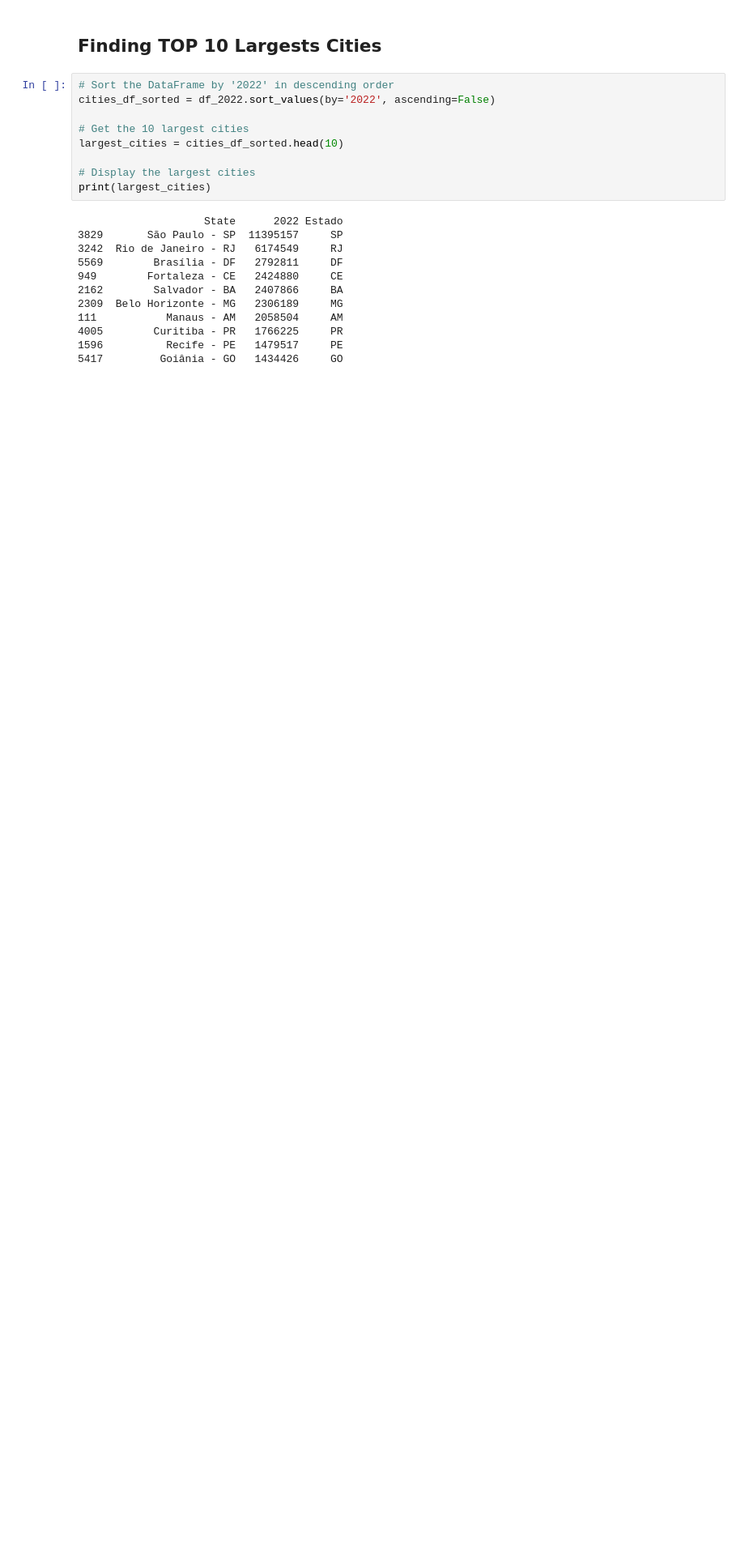
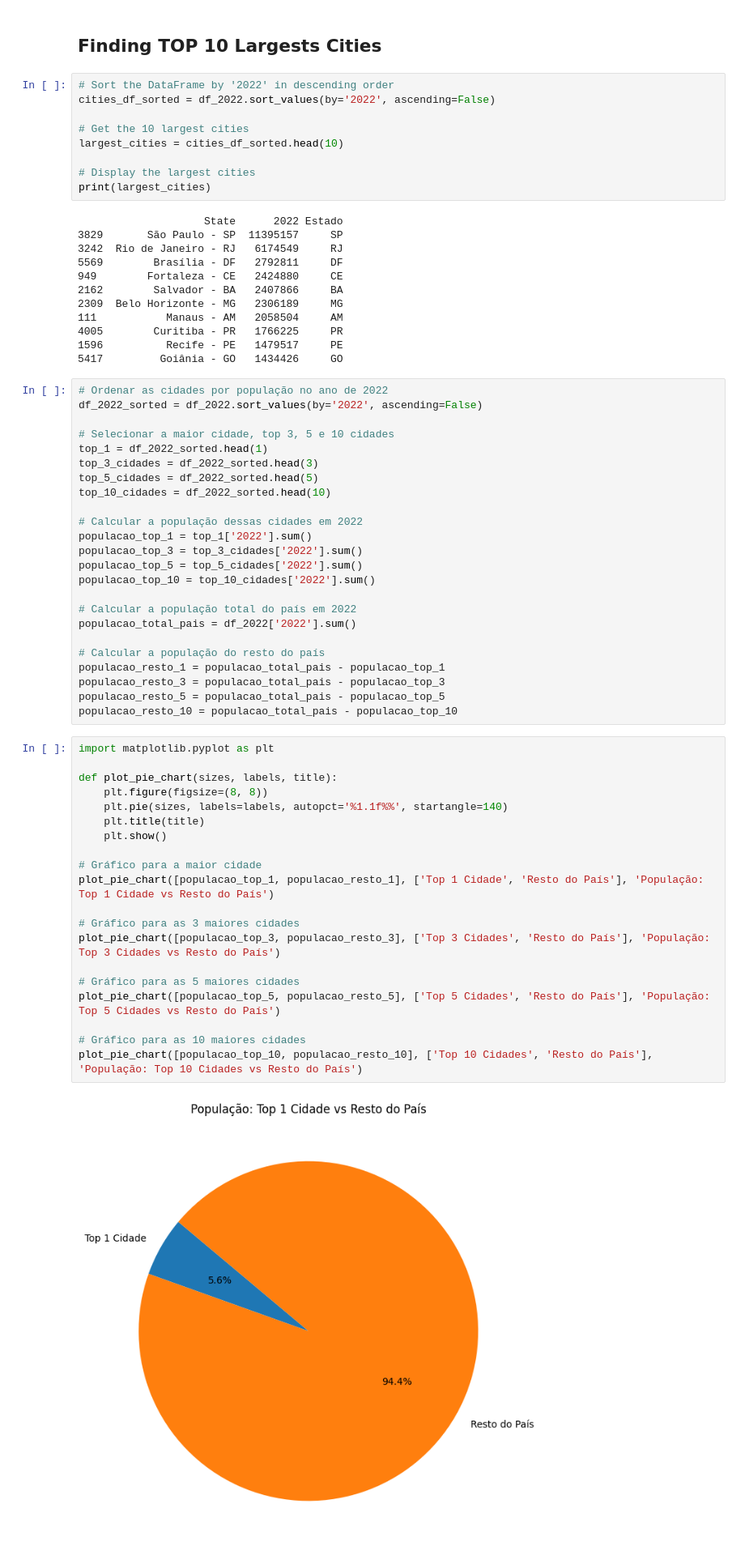
Before and after one commit to jlfenerich/project.censo-dataviz, a Jupyter notebook: notebooks/Demographic_analysis.ipynb, the cells around one changed output. Shown: that part at 81% size. Cells and saved outputs as stored; diff of their text form; blank space fills up the shorter version.

```diff
--- a/notebooks/Demographic_analysis.ipynb
+++ b/notebooks/Demographic_analysis.ipynb
@@ -422,3 +422,49 @@ print(largest_cities)
 4005        Curitiba - PR   1766225     PR
 1596          Recife - PE   1479517     PE
 5417         Goiânia - GO   1434426     GO
+# %%
+# Ordenar as cidades por população no ano de 2022
+df_2022_sorted = df_2022.sort_values(by='2022', ascending=False)
+
+# Selecionar a maior cidade, top 3, 5 e 10 cidades
+top_1 = df_2022_sorted.head(1)
+top_3_cidades = df_2022_sorted.head(3)
+top_5_cidades = df_2022_sorted.head(5)
+top_10_cidades = df_2022_sorted.head(10)
+
+# Calcular a população dessas cidades em 2022
+populacao_top_1 = top_1['2022'].sum()
+populacao_top_3 = top_3_cidades['2022'].sum()
+populacao_top_5 = top_5_cidades['2022'].sum()
+populacao_top_10 = top_10_cidades['2022'].sum()
+
+# Calcular a população total do país em 2022
+populacao_total_pais = df_2022['2022'].sum()
+
+# Calcular a população do resto do país
+populacao_resto_1 = populacao_total_pais - populacao_top_1
+populacao_resto_3 = populacao_total_pais - populacao_top_3
+populacao_resto_5 = populacao_total_pais - populacao_top_5
+populacao_resto_10 = populacao_total_pais - populacao_top_10
+# %%
+import matplotlib.pyplot as plt
+
+def plot_pie_chart(sizes, labels, title):
+    plt.figure(figsize=(8, 8))
+    plt.pie(sizes, labels=labels, autopct='%1.1f%%', startangle=140)
+    plt.title(title)
+    plt.show()
+
+# Gráfico para a maior cidade
+plot_pie_chart([populacao_top_1, populacao_resto_1], ['Top 1 Cidade', 'Resto do País'], 'População: Top 1 Cidade vs Resto do País')
+
+# Gráfico para as 3 maiores cidades
+plot_pie_chart([populacao_top_3, populacao_resto_3], ['Top 3 Cidades', 'Resto do País'], 'População: Top 3 Cidades vs Resto do País')
+
+# Gráfico para as 5 maiores cidades
+plot_pie_chart([populacao_top_5, populacao_resto_5], ['Top 5 Cidades', 'Resto do País'], 'População: Top 5 Cidades vs Resto do País')
+
+# Gráfico para as 10 maiores cidades
+plot_pie_chart([populacao_top_10, populacao_resto_10], ['Top 10 Cidades', 'Resto do País'], 'População: Top 10 Cidades vs Resto do País')
+# %% [output]
+[figure, added]
```
Also changed, not shown: parts of 1 cell of this notebook.
